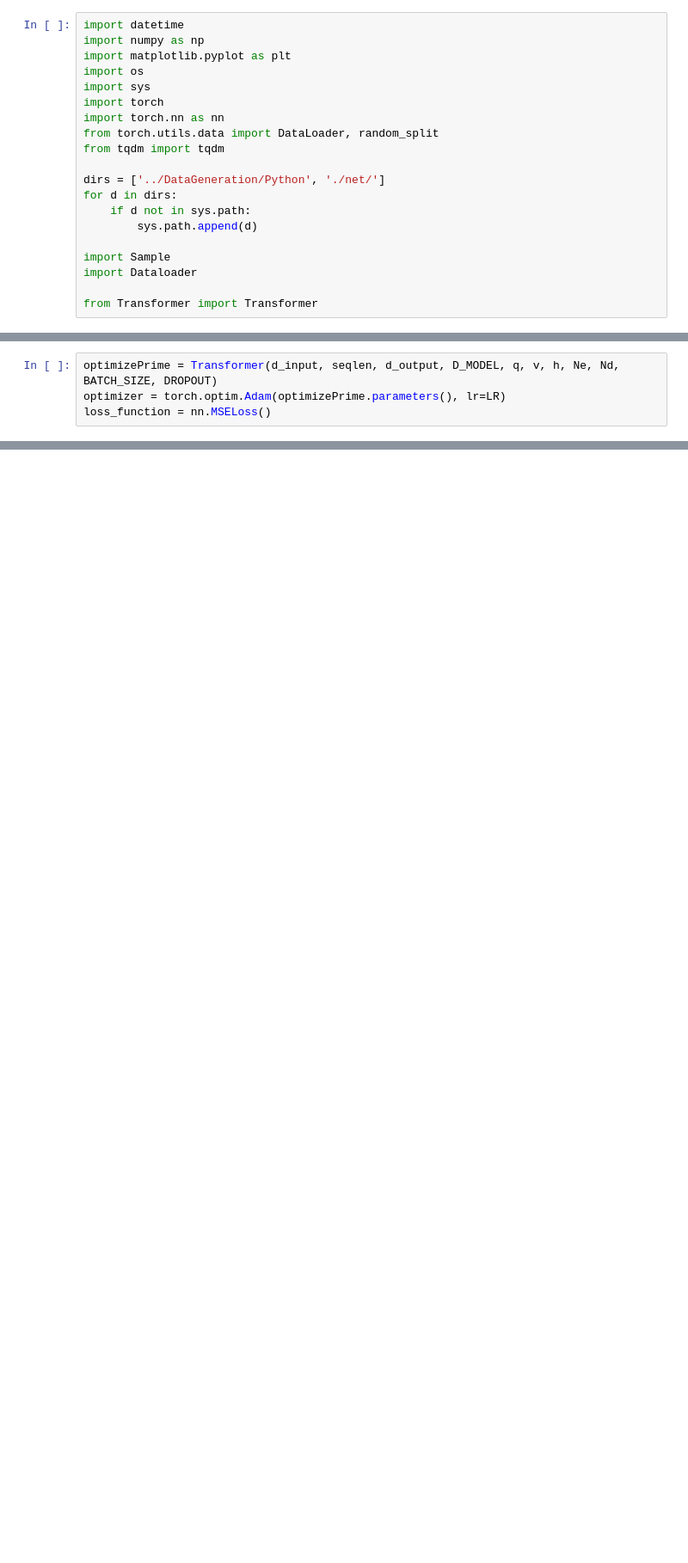
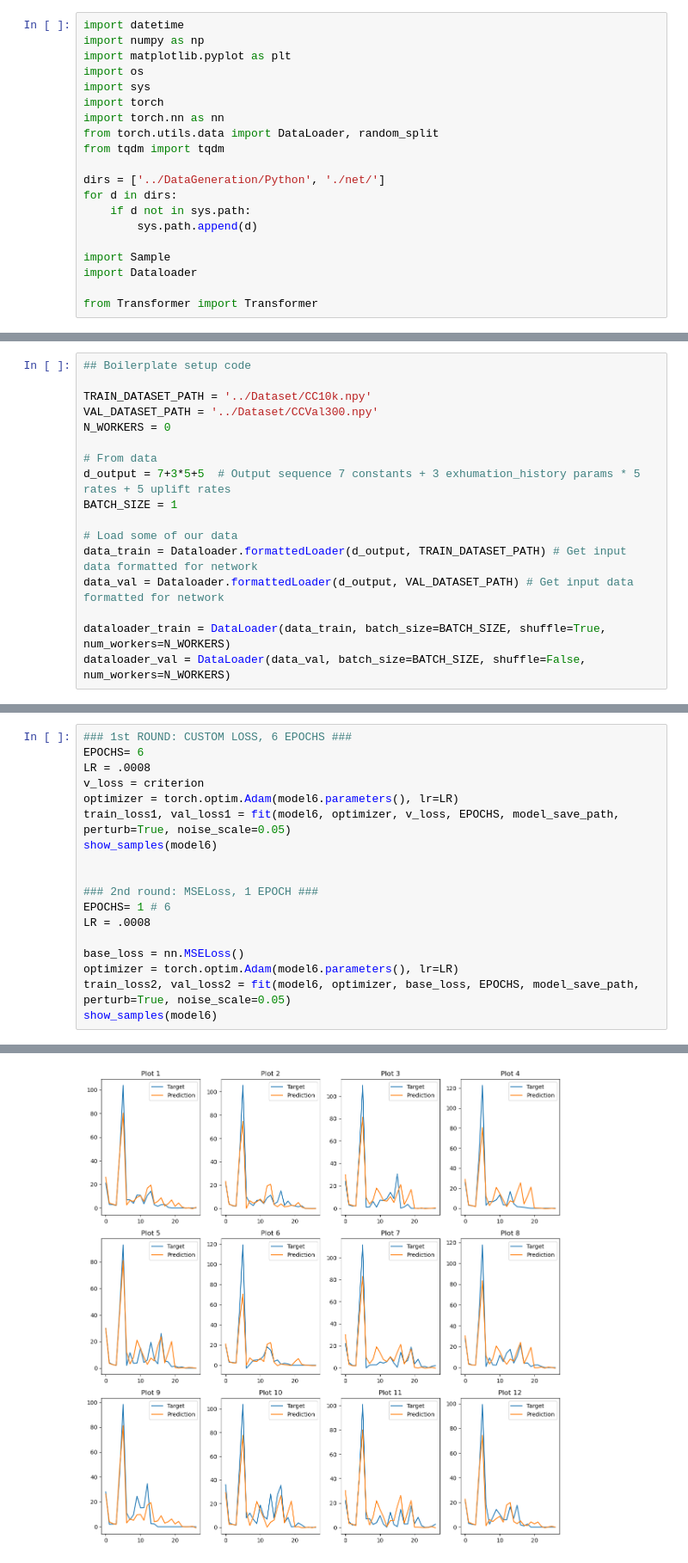
Before and after one commit to yhhjo/MountainAI, a Jupyter notebook: Transformer/Train.ipynb, the cells around one changed output, grey strips where cells are left out. Shown: that part at 86% size. Saved outputs shown, nothing was run; the diff lists cells and outputs as text; blank space fills up the shorter version.

Commit message:
Final training notebook.

```diff
--- a/Transformer/Train.ipynb
+++ b/Transformer/Train.ipynb
@@ -58,4 +20,0 @@ loss_function = nn.MSELoss()
-# %%
-optimizePrime = Transformer(d_input, seqlen, d_output, D_MODEL, q, v, h, Ne, Nd, BATCH_SIZE, DROPOUT)
-optimizer = torch.optim.Adam(optimizePrime.parameters(), lr=LR)
-loss_function = nn.MSELoss()
@@ -81,0 +21,17 @@ def plot_loss(epoch_loss, epoch_val_loss, EPOCHS):
+# %%
+## Boilerplate setup code
+
+TRAIN_DATASET_PATH = '../Dataset/CC10k.npy'
+VAL_DATASET_PATH = '../Dataset/CCVal300.npy'
+N_WORKERS = 0
+
+# From data
+d_output = 7+3*5+5  # Output sequence 7 constants + 3 exhumation_history params * 5 rates + 5 uplift rates
+BATCH_SIZE = 1
+
+# Load some of our data
+data_train = Dataloader.formattedLoader(d_output, TRAIN_DATASET_PATH) # Get input data formatted for network
+data_val = Dataloader.formattedLoader(d_output, VAL_DATASET_PATH) # Get input data formatted for network
+
+dataloader_train = DataLoader(data_train, batch_size=BATCH_SIZE, shuffle=True, num_workers=N_WORKERS)
+dataloader_val = DataLoader(data_val, batch_size=BATCH_SIZE, shuffle=False, num_workers=N_WORKERS)
@@ -187,0 +165,19 @@ plt.scatter(range(len(X)), X)
+# %%
+### 1st ROUND: CUSTOM LOSS, 6 EPOCHS ###
+EPOCHS= 6
+LR = .0008
+v_loss = criterion
+optimizer = torch.optim.Adam(model6.parameters(), lr=LR)
+train_loss1, val_loss1 = fit(model6, optimizer, v_loss, EPOCHS, model_save_path, perturb=True, noise_scale=0.05)
+show_samples(model6)
+
+
+### 2nd round: MSELoss, 1 EPOCH ###
+EPOCHS= 1 # 6
+LR = .0008
+
+base_loss = nn.MSELoss()
+optimizer = torch.optim.Adam(model6.parameters(), lr=LR)
+train_loss2, val_loss2 = fit(model6, optimizer, base_loss, EPOCHS, model_save_path, perturb=True, noise_scale=0.05)
+show_samples(model6)
+# %% [output]
@@ -187,0 +196 @@ plt.scatter(range(len(X)), X)
+[figure, added]
```
Also changed, not shown: parts of 19 cells of this notebook, 1 other file.
